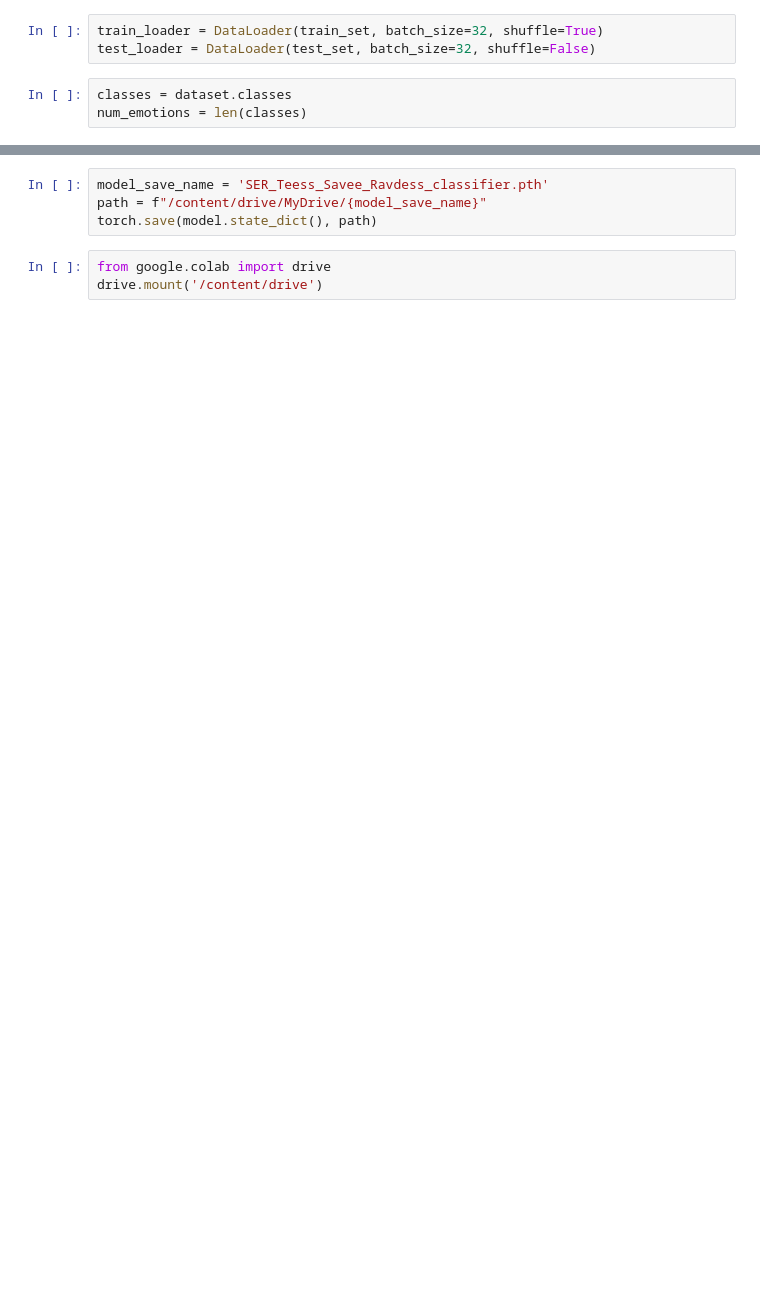
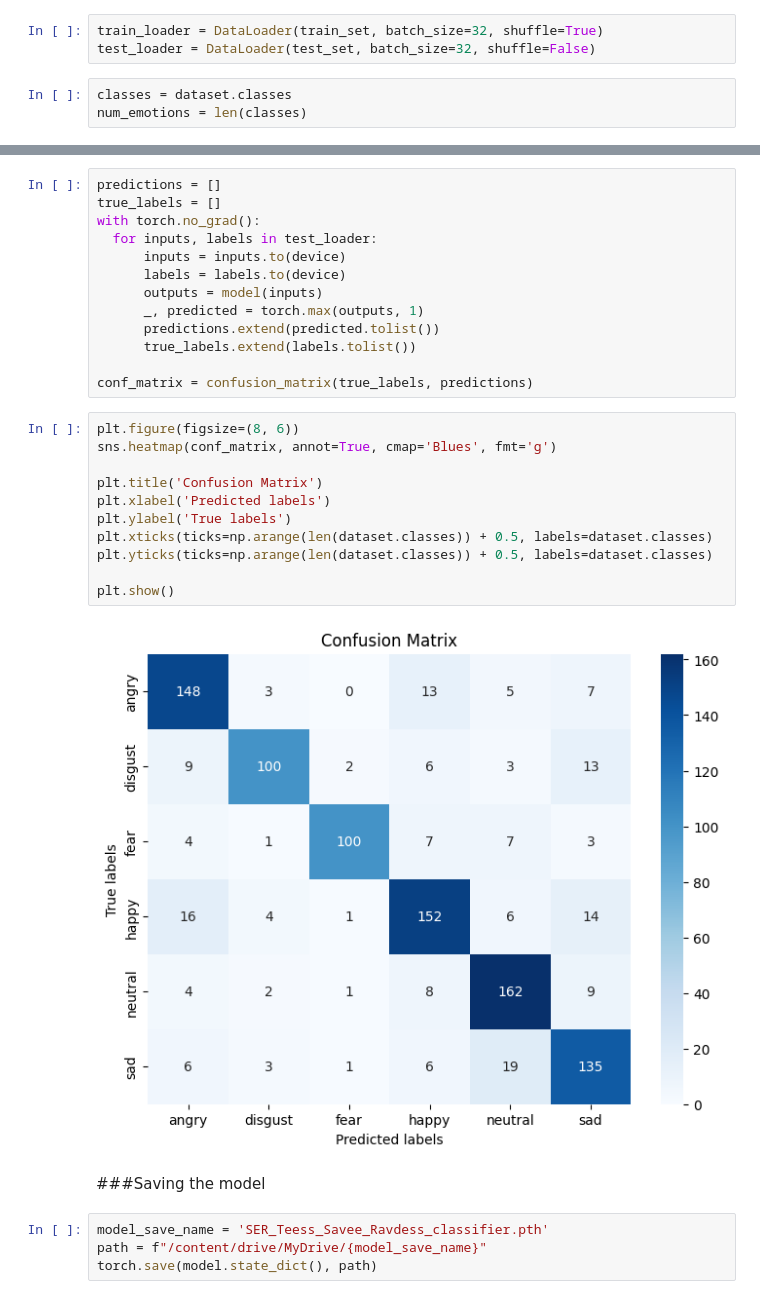
Before and after one commit to matinfazel/Data-augmentation-for-emotions-in-speech, a Jupyter notebook: Speech-Emotion-Recognition-models/Transfer-Learning/Resnet50.ipynb, the cells around one changed output, grey strips where cells are left out. Saved outputs shown, nothing was run; the diff lists cells and outputs as text; blank space fills up the shorter version.

```diff
--- a/Speech-Emotion-Recognition-models/Transfer-Learning/Resnet50.ipynb
+++ b/Speech-Emotion-Recognition-models/Transfer-Learning/Resnet50.ipynb
@@ -180,7 +231,32 @@ Epoch 11 running
+# %%
+predictions = []
+true_labels = []
+with torch.no_grad():
+  for inputs, labels in test_loader:
+      inputs = inputs.to(device)
+      labels = labels.to(device)
+      outputs = model(inputs)
+      _, predicted = torch.max(outputs, 1)
+      predictions.extend(predicted.tolist())
+      true_labels.extend(labels.tolist())
+
+conf_matrix = confusion_matrix(true_labels, predictions)
+# %%
+plt.figure(figsize=(8, 6))
+sns.heatmap(conf_matrix, annot=True, cmap='Blues', fmt='g')
+
+plt.title('Confusion Matrix')
+plt.xlabel('Predicted labels')
+plt.ylabel('True labels')
+plt.xticks(ticks=np.arange(len(dataset.classes)) + 0.5, labels=dataset.classes)
+plt.yticks(ticks=np.arange(len(dataset.classes)) + 0.5, labels=dataset.classes)
+
+plt.show()
+# %% [output]
+[figure, added]
+# %% [markdown]
+###Saving the model
 # %%
 model_save_name = 'SER_Teess_Savee_Ravdess_classifier.pth'
 path = f"/content/drive/MyDrive/{model_save_name}"
 torch.save(model.state_dict(), path)
-# %%
-from google.colab import drive
-drive.mount('/content/drive')
```
Also changed, not shown: parts of 25 cells of this notebook.
